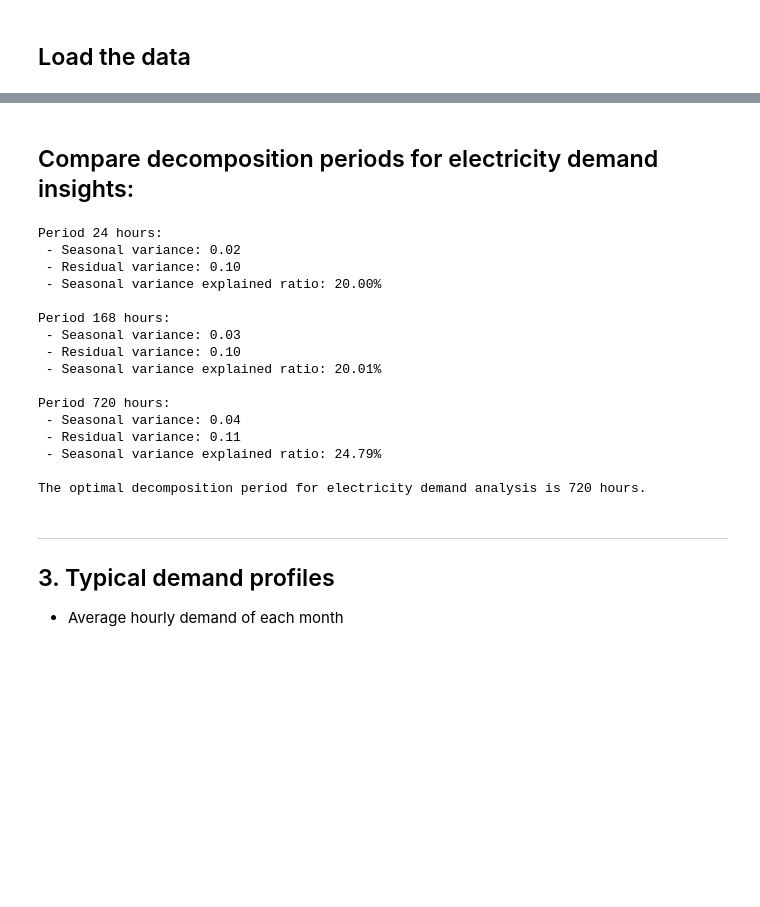
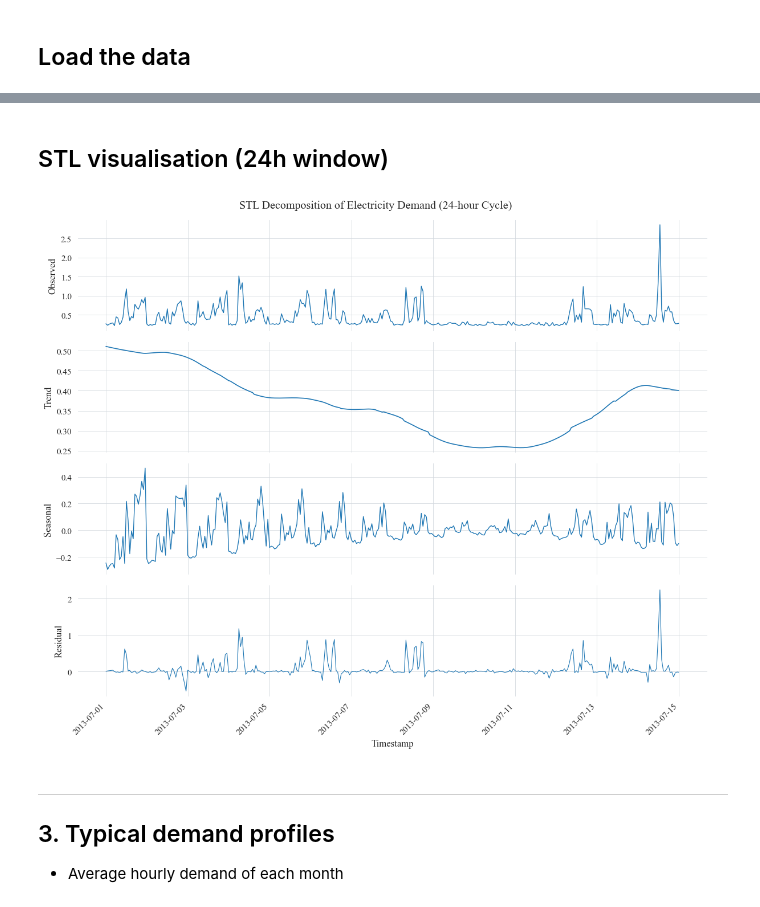
Before and after one commit to Danwerk/HomeEnergyManagementSystem, a Jupyter notebook: 06-decomposition.ipynb, the cells around one changed output, grey strips where cells are left out. Drawn from its saved outputs; the diff is of its cells as text; code cells hidden in the pictures; blank space fills up the shorter version.

```diff
--- a/06-decomposition.ipynb
+++ b/06-decomposition.ipynb
@@ -66,39 +65,37 @@ Seasonality strength (720h): 0.247
-# %% [markdown]
-## Compare decomposition periods for electricity demand insights:
-# %%
-for period, decomposition in decomposition_results.items():
-    seasonal_variance = decomposition.seasonal.var()
-    residual_variance = decomposition.resid.var()
-    explained_ratio = seasonal_variance / \
-        (seasonal_variance + residual_variance)
-
-    print(f"Period {period} hours:")
-    print(f" - Seasonal variance: {seasonal_variance:.2f}")
-    print(f" - Residual variance: {residual_variance:.2f}")
-    print(f" - Seasonal variance explained ratio: {explained_ratio:.2%}\n")
-
-optimal_period = max(decomposition_results, key=lambda p: decomposition_results[p].seasonal.var(
-) / (decomposition_results[p].seasonal.var() + decomposition_results[p].resid.var()))
-
-print(
-    f"The optimal decomposition period for electricity demand analysis is {optimal_period} hours.")
-# %% [output]
-Period 24 hours:
- - Seasonal variance: 0.02
- - Residual variance: 0.10
- - Seasonal variance explained ratio: 20.00%
-
-Period 168 hours:
- - Seasonal variance: 0.03
- - Residual variance: 0.10
- - Seasonal variance explained ratio: 20.01%
-
-Period 720 hours:
- - Seasonal variance: 0.04
- - Residual variance: 0.11
- - Seasonal variance explained ratio: 24.79%
-
-The optimal decomposition period for electricity demand analysis is 720 hours.
+# %% [markdown]
+## STL visualisation (24h window)
+# %%
+fig, ax = plt.subplots(4, 1, figsize=(12, 10), sharex=True)
+
+start = stl_24h.index.min()
+end = start + pd.Timedelta(days=14)
+
+subset = stl_24h.loc[start:end]
+subset_obs = demand.loc[start:end]
+
+ax[0].plot(subset_obs, linewidth=1.0)
+ax[0].set_ylabel("Observed")
+
+ax[1].plot(subset["trend"], linewidth=1.2)
+ax[1].set_ylabel("Trend")
+
+ax[2].plot(subset["seasonal"], linewidth=1.0)
+ax[2].set_ylabel("Seasonal")
+
+ax[3].plot(subset["residual"], linewidth=0.8)
+ax[3].set_ylabel("Residual")
+ax[3].set_xlabel("Timestamp")
+
+for a in ax:
+    plt.setp(a.xaxis.get_majorticklabels(), rotation=45, ha="right")
+
+fig.suptitle("STL Decomposition of Electricity Demand (24-hour Cycle)")
+fig.tight_layout()
+
+save_fig(fig, "ex6_fig1_stl_decomposition.svg")
+plt.show()
+# %% [output]
+[figure, added]
 # %% [markdown]
 ---
 ## 3. Typical demand profiles
```
Also changed, not shown: parts of 11 cells of this notebook, 11 other files.
